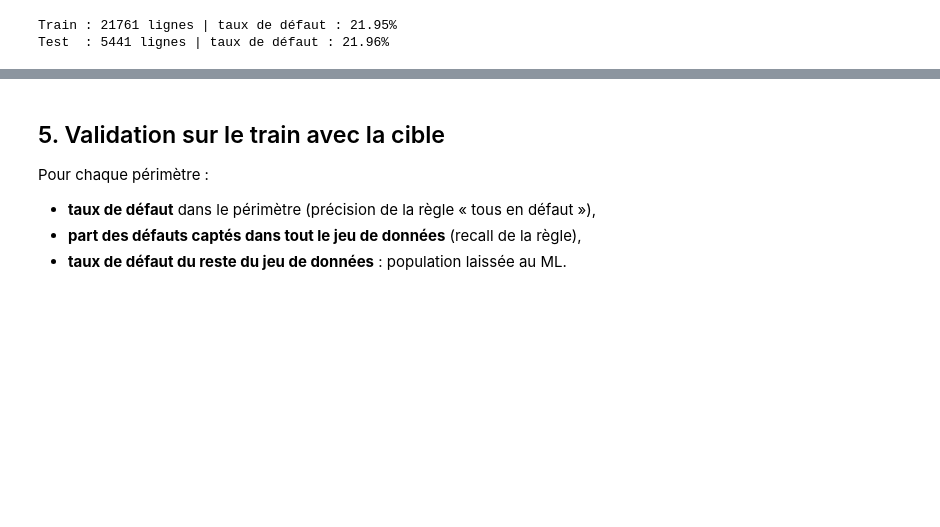
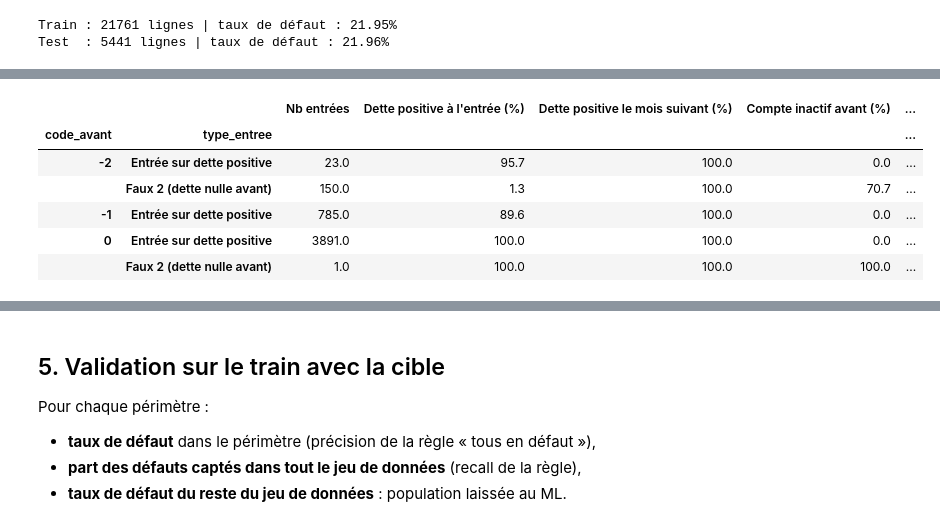
Before and after one commit to johan-mac-59/RiskLens_ML, a Jupyter notebook: src/05_02_EDA_contentieux.ipynb, the cells around one changed output, grey strips where cells are left out. Saved outputs shown, nothing was run; the diff lists cells and outputs as text; code cells hidden in the pictures; blank space fills up the shorter version.

```diff
--- a/src/05_02_EDA_contentieux.ipynb
+++ b/src/05_02_EDA_contentieux.ipynb
@@ -186,0 +314,89 @@ Name: count, dtype: int64
+# %%
+def resume(g):
+    return pd.Series({
+        'Nb entrées': len(g),
+        'Compte inactif avant (%)': g['inactif_avant'].mean() * 100,
+        'Mois codés >= 2 sans facture exigible (moy.)': g['nb_mois_2_sans_facture'].mean(),
+        'Durée moyenne au CTX (mois)': g['duree_ctx'].mean(),
+        "Maintenu au CTX jusqu'à M (%)": g['ctx_jusqu_a_M'].mean() * 100,
+        "Aucun paiement depuis l'entrée (%)": g['aucun_paiement_depuis'].mean() * 100,
+        "Mois avec paiement depuis l'entrée (%)": g['part_mois_payes'].mean(),
+        'Dette M-1 (min)': g['dette_M1'].min(),
+        'Dette M-1 (médiane)': g['dette_M1'].median(),
+        'Dette M-1 (max)': g['dette_M1'].max(),
+        'Taux défaut (%)': g['dpnm'].mean() * 100,
+    })
+
+# 1. Comparatif des trois types d'entrée
+print("1. Entrées au CTX selon le type d'entrée :")
+display(entrees.groupby('type_entree').apply(resume).round(1).rename_axis("Type d'entrée"))
+
+# 2. Faux 2 : nombre de mois codés >= 2 avant qu'une facture positive ne soit exigible
+faux2 = entrees[entrees['facture_entree_nulle']]
+print("2. Faux 2 selon le nombre de mois codés >= 2 sans facture exigible :")
+display(faux2.groupby('nb_mois_2_sans_facture')['dpnm']
+        .agg(Nb='count', Taux_defaut=lambda x: x.mean() * 100).round(1))
+
+# 3. Séquences observées pour les faux 2 : code précédent -> codes du mois d'entrée jusqu'à M-1 (PAY_1 recodé)
+print("3. Faux 2 : code précédent -> séquence du mois d'entrée jusqu'à M-1")
+display(
+    faux2.assign(sequence=faux2['code_avant'].astype(str) + ' -> ' + faux2['sequence'])
+    .groupby(['mois_entree', 'sequence'])['dpnm']
+    .agg(Nb='count', Taux_defaut=lambda x: x.mean() * 100)
+    .round(1)
+)
+
+# 4. Faux 2 selon le maintien au CTX et le paiement depuis l'entrée
+print("4. Faux 2 selon le maintien au CTX jusqu'à M et le paiement depuis l'entrée :")
+display(faux2.groupby(['ctx_jusqu_a_M', 'aucun_paiement_depuis'])['dpnm']
+        .agg(Nb='count', Taux_defaut=lambda x: x.mean() * 100).round(1))
+
+# 5. Faux 2 selon l'inactivité du compte avant l'entrée
+print("5. Faux 2 selon l'inactivité du compte avant l'entrée :")
+display(faux2.assign(compte_avant=np.where(faux2['inactif_avant'], 'Inactif avant', 'Actif avant'))
+        .groupby('compte_avant').apply(resume).round(1))
+
+# 6. Profil des clients selon leur type d'entrée au CTX
+def profil_client(idx):
+    d = df_train.loc[idx]
+    return pd.Series({
+        'Nb clients': len(d),
+        'Âge (médiane)': d['AGE'].median(),
+        'LIMIT_BAL (médiane)': d['LIMIT_BAL'].median(),
+        'Utilisation plafond M-1 (médiane %)': (d['BILL_AMT1'] / d['LIMIT_BAL'] * 100).median(),
+        'Mois sans paiement (moy.)': (d[pay_amt_cols] == 0).sum(axis=1).mean(),
+        'Statut CTX à M (%)': (final_train.loc[idx, 'STATUT_CTX'] == 'CTX').mean() * 100,
+        'Taux défaut (%)': d['dpnm'].mean() * 100,
+    })
+
+types = ['Faux 2 (facture exigible nulle)', 'Passage -2 -> 2 sur facture positive', 'Entrée sur facture positive (hors -2)']
+clients = {t: entrees.index[entrees['type_entree'] == t].unique() for t in types}
+populations = {
+    types[0]: clients[types[0]],
+    types[1]: clients[types[1]].difference(clients[types[0]]),
+    types[2]: clients[types[2]].difference(clients[types[0]]).difference(clients[types[1]]),
+    'Jamais CTX': final_train.index[final_train['STATUT_CTX'] == 'Jamais CTX'],
+}
+print("6. Profil des clients selon leur type d'entrée au CTX :")
+display(pd.DataFrame({nom: profil_client(idx) for nom, idx in populations.items()}).T.round(1).rename_axis('Population'))
+
+# 7. Faux 2 selon ce qui précède l'entrée (mois relatifs au mois d'entrée m) et statut final à M
+def cas_avant(row):
+    m = row['mois_entree']
+    paiement_avant = df_train.at[row.name, f'PAY_AMT{m+1}'] > 0
+    if m + 2 > 6:
+        return 'Entrée en M-5 : paiement en M-6' if paiement_avant else 'Entrée en M-5 : aucun paiement en M-6'
+    encours_avant = df_train.at[row.name, f'BILL_AMT{m+2}'] > 0
+    if paiement_avant and encours_avant:
+        return 'Encours soldé le mois précédent'
+    if paiement_avant:
+        return 'Paiement sans encours'
+    return 'Rien avant (ni encours, ni paiement)'
+
+faux2 = faux2.assign(cas_avant=faux2.apply(cas_avant, axis=1),
+                     statut_final=final_train.loc[faux2.index, 'SOUS_STATUT_CTX'].values,
+                     flag=np.where(final_train.loc[faux2.index, 'FAUX_CODAGE'] == 1, 'FAUX_CODAGE', 'SURVEILLANCE_RECENTE'))
+print("7. Faux 2 selon ce qui précède l'entrée : flag, taux de défaut et statut final à M (après correction)")
+display(faux2.groupby(['flag', 'cas_avant'])['dpnm'].agg(Nb='count', Taux_defaut=lambda x: x.mean() * 100).round(1))
+display(pd.crosstab([faux2['flag'], faux2['cas_avant']], faux2['statut_final'], margins=True, margins_name='Total'))
+# %% [output]
@@ -186,0 +409,7 @@ Name: count, dtype: int64
+|  |  | Nb entrées | Dette positive à l'entrée (%) | Dette positive le mois suivant (%) | Compte inactif avant (%) | ... |
+| code_avant | type_entree |  |  |  |  | ... |
+| -2 | Entrée sur dette positive | 23.0 | 95.7 | 100.0 | 0.0 | ... |
+|  | Faux 2 (dette nulle avant) | 150.0 | 1.3 | 100.0 | 70.7 | ... |
+| -1 | Entrée sur dette positive | 785.0 | 89.6 | 100.0 | 0.0 | ... |
+| 0 | Entrée sur dette positive | 3891.0 | 100.0 | 100.0 | 0.0 | ... |
+|  | Faux 2 (dette nulle avant) | 1.0 | 100.0 | 100.0 | 100.0 | ... |
```
Also changed, not shown: parts of 43 cells of this notebook.
